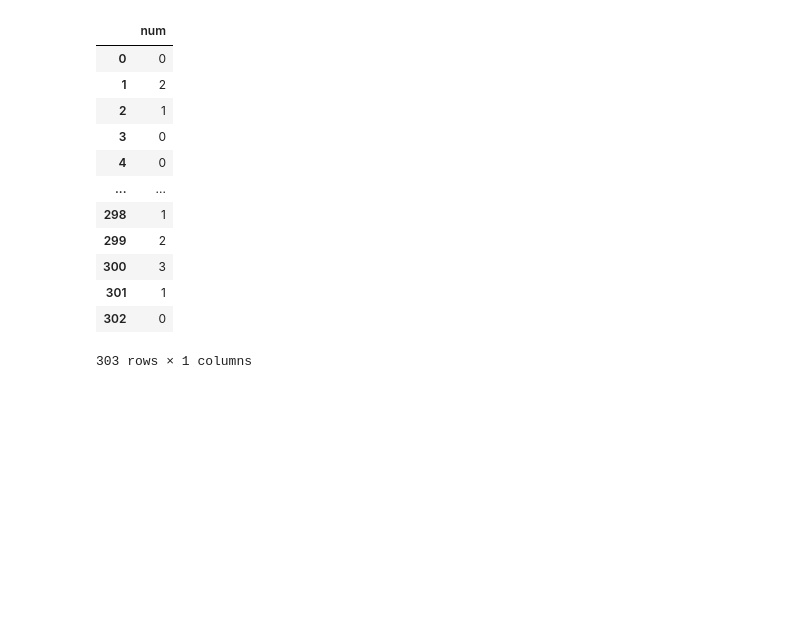
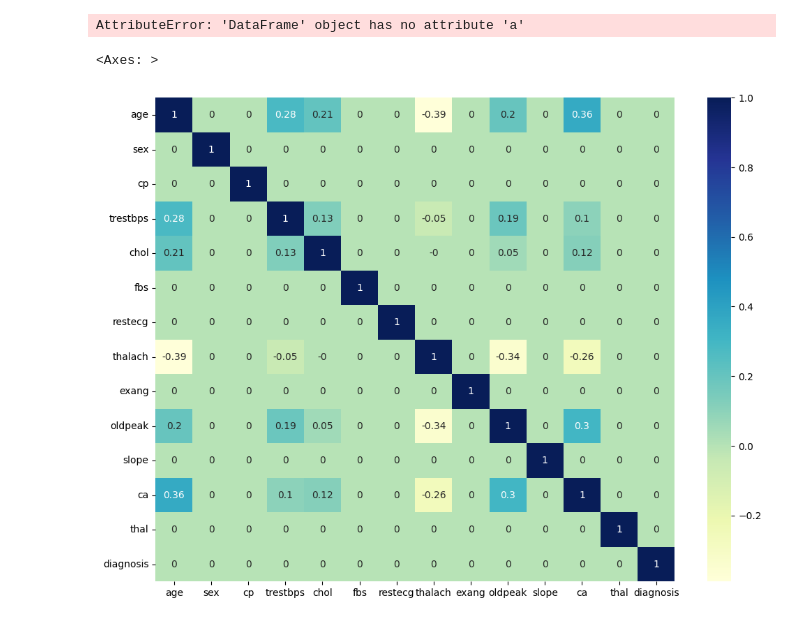
Before and after one commit to hetricke/datamining-project, a Jupyter notebook: correlation-testing.ipynb, the cells around one changed output. Cells and saved outputs as stored; diff of their text form; code cells hidden in the pictures; blank space fills up the shorter version.

Commit message:
implemented pearson correlation test for numeric features and began implementation of ANOVA test for numeric-nominal correlation

```diff
--- a/correlation-testing.ipynb
+++ b/correlation-testing.ipynb
@@ -45,38 +52,53 @@ def type_comparison(a, b):
+# %%
+def numeric_corr(a, b) : return a.corr(b, 'pearson')
+# %%
+def nom_num_corr(a,b):
+    categories = a.unique().tolist()
+
+    data = {"a":a, "b":b}
+    df = pd.concat(data, axis = 1)
+    df = df.sort_values(by='a')
+    df.set_index(keys=['a'], drop=False, inplace=True)
+
+    print(df)
+
+    vals = []
+    for i in categories:
+        vals.append(df.loc[df.a==i])
+
+
+    print(stats.f_oneway(vals))
+
+
+
+    return 0
 # %%
 correlation_matrix = []
 for i_name, i, in data.items():
     cur_row = []
     for j_name, j in data.items():
         daty_comp = type_comparison(data_type[i_name], data_type[j_name])
+
         if i_name == j_name:
             cur_row.append(1)
             continue
+
         match daty_comp:
             case 0:
-                #TODO:Implement NN comp
+                cur_row.append(nominal_corr(i, j))
             case 1:
-                #TODO: Implement CC comp
+                cur_row.append(numeric_corr(i, j))
             case 2:
-                #TODO: Implement DD ocmp
-            case 3:
-                #TODO Implement NC comp
-            case 4:
-                #TODO Implement ND comp
-            case 5:
-                #TODO Implment CD comp
 
+                cur_row.append(nom_num_corr(i, j)) if data_type[i_name] == "N" else cur_row.append(nom_num_corr(j, i))
+
+    cur_row = [round(elem, 2) for elem in cur_row]
     correlation_matrix.append(cur_row)
 # %% [output]
-|  | num |
-| 0 | 0 |
-| 1 | 2 |
-| 2 | 1 |
-| 3 | 0 |
-| 4 | 0 |
-| ... | ... |
-| 298 | 1 |
-| 299 | 2 |
-| 300 | 3 |
-| 301 | 1 |
-| 302 | 0 |
-303 rows × 1 columns
+AttributeError: 'DataFrame' object has no attribute 'a'
+# %%
+plt.figure(figsize = (12, 9))
+sb.heatmap(correlation_matrix, cmap="YlGnBu", annot=True, yticklabels=data.columns.tolist(), xticklabels=data.columns.tolist())
+# %% [output]
+<Axes: >
+[figure, added]
```
Also changed, not shown: parts of 4 cells of this notebook, 1 other file.
